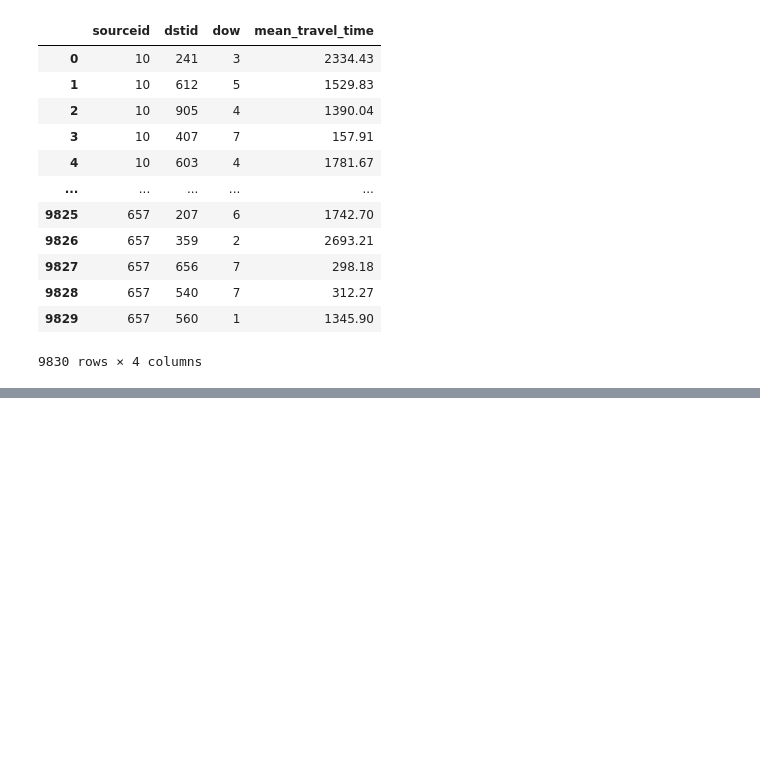
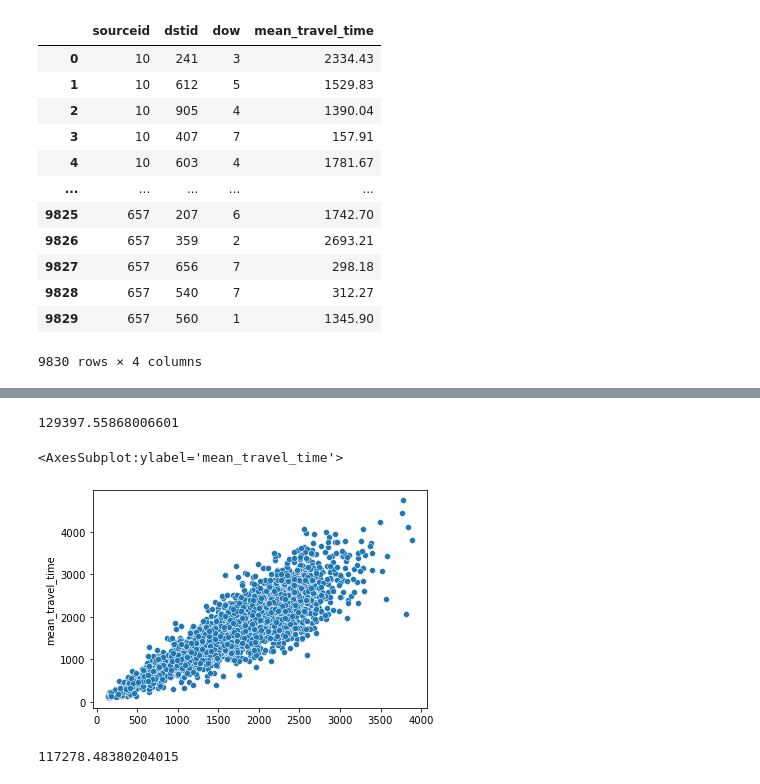
Before and after one commit to aliyusifov99/mec-ds-competition, a Jupyter notebook: Elnur/df_combined.ipynb, the cells around one changed output, grey strips where cells are left out. Cells and saved outputs as stored; diff of their text form; code cells hidden in the pictures; blank space fills up the shorter version.

```diff
--- a/Elnur/df_combined.ipynb
+++ b/Elnur/df_combined.ipynb
@@ -77,5 +77,5 @@ result
 # %%
-result = result.rename(columns={'geoeast': 'src_geoeast', 'geonorth': 'src_geonorth', 'popeast': 'src_popeast', 'popnorth': 'src_popnorth'})
+result = result.rename(columns={'geoeast': 'src_geoeast', 'geonorth': 'src_geonorth', 'popeast': 'src_popeast', 'popnorth': 'src_popnorth', 'area_km2':'src_area'})
 # %%
 result.drop('MOVEMENT_ID', inplace=True, axis=1)
 # %%
@@ -116,3 +116,3 @@ result_2
 # %%
-result_2 = result_2.rename(columns={'geoeast': 'dst_geoeast', 'geonorth': 'dst_geonorth', 'popeast': 'dst_popeast', 'popnorth': 'dst_popnorth'})
+result_2 = result_2.rename(columns={'geoeast': 'dst_geoeast', 'geonorth': 'dst_geonorth', 'popeast': 'dst_popeast', 'popnorth': 'dst_popnorth', 'area_km2':'dst_area'})
 # %%
@@ -154,3 +155,38 @@ result_2
 # %%
-x = result_2[['']
+x = result_2[['dow', 'geo_distance', 'pop_distance','src_area', 'dst_area']]
 y = result_2['mean_travel_time']
+# %%
+from sklearn.model_selection import train_test_split
+
+x_train, x_test, y_train, y_test = train_test_split(x, y, test_size=0.3, random_state=123)
+from sklearn.ensemble import RandomForestRegressor
+
+rf = RandomForestRegressor(random_state=123)
+rf.fit(x_train, y_train)
+y_pred = rf.predict(x_test)
+
+from sklearn.metrics import mean_squared_error
+mse = mean_squared_error(y_test, y_pred)
+mse
+# %% [output]
+129397.55868006601
+# %%
+import seaborn as sns
+sns.scatterplot(x=y_pred, y=y_test)
+# %% [output]
+<AxesSubplot:ylabel='mean_travel_time'>
+[figure, added]
+# %%
+
+from sklearn.model_selection import train_test_split
+from xgboost import XGBRegressor
+
+x_train, x_test, y_train, y_test = train_test_split(x, y, test_size=0.3, random_state=123)
+xgb = XGBRegressor(random_state=123)
+xgb.fit(x_train, y_train)
+result = xgb.predict(x_test)
+
+mse = mean_squared_error(y_test, result)
+mse
+# %% [output]
+117278.48380204015
```
Also changed, not shown: parts of 20 cells of this notebook, 1 other file.
